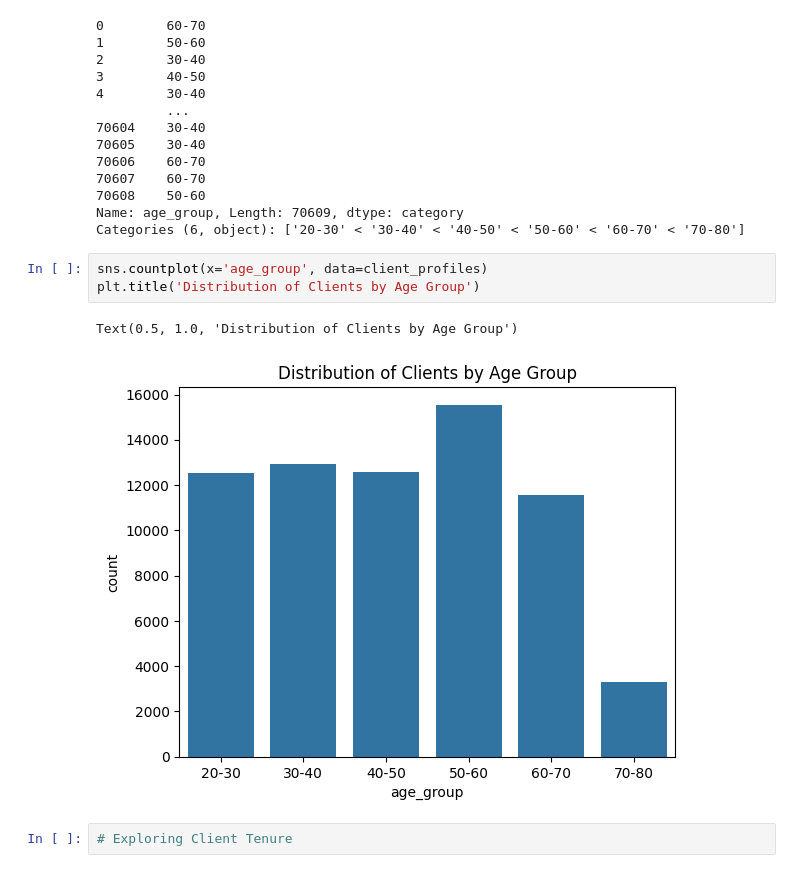
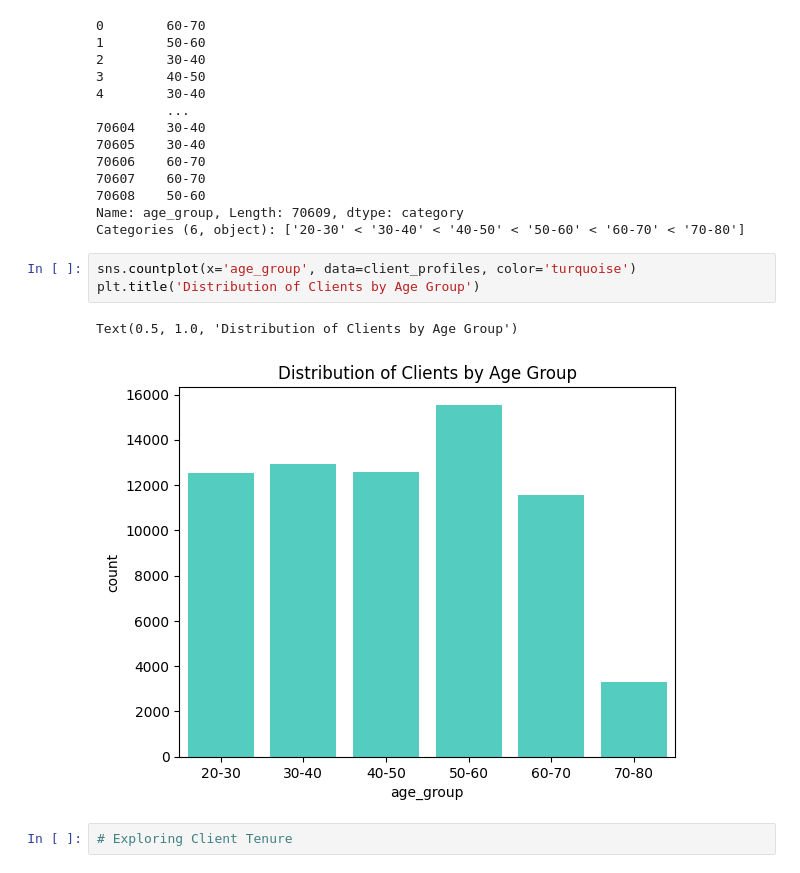
Before and after one commit to nlewism/Project-A-B-Testing-Analysis, a Jupyter notebook: src/jupyter notebook/Data Wrangling.ipynb, the cells around one changed output. Drawn from its saved outputs; the diff is of its cells as text.

```diff
--- a/src/jupyter notebook/Data Wrangling.ipynb
+++ b/src/jupyter notebook/Data Wrangling.ipynb
@@ -323,11 +301,11 @@ client_profiles['age_group']
 Name: age_group, Length: 70609, dtype: category
 Categories (6, object): ['20-30' < '30-40' < '40-50' < '50-60' < '60-70' < '70-80']
 # %%
-sns.countplot(x='age_group', data=client_profiles)
+sns.countplot(x='age_group', data=client_profiles, color='turquoise')
 plt.title('Distribution of Clients by Age Group')
 # %% [output]
 Text(0.5, 1.0, 'Distribution of Clients by Age Group')
-[figure, old version]
+[figure, new version]
 # %%
 # Exploring Client Tenure
 # %%
```
Also changed, not shown: parts of 41 cells of this notebook.
